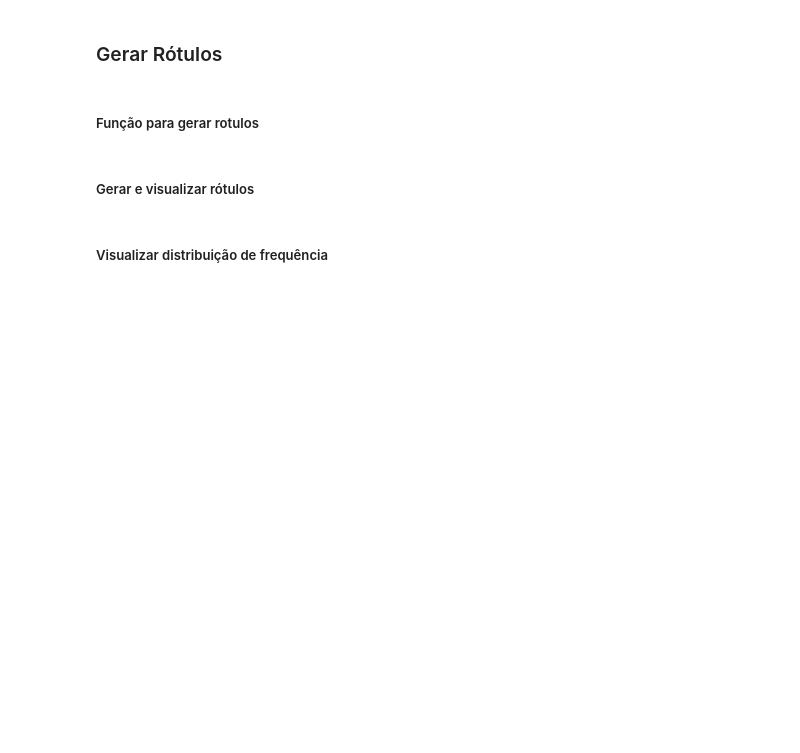
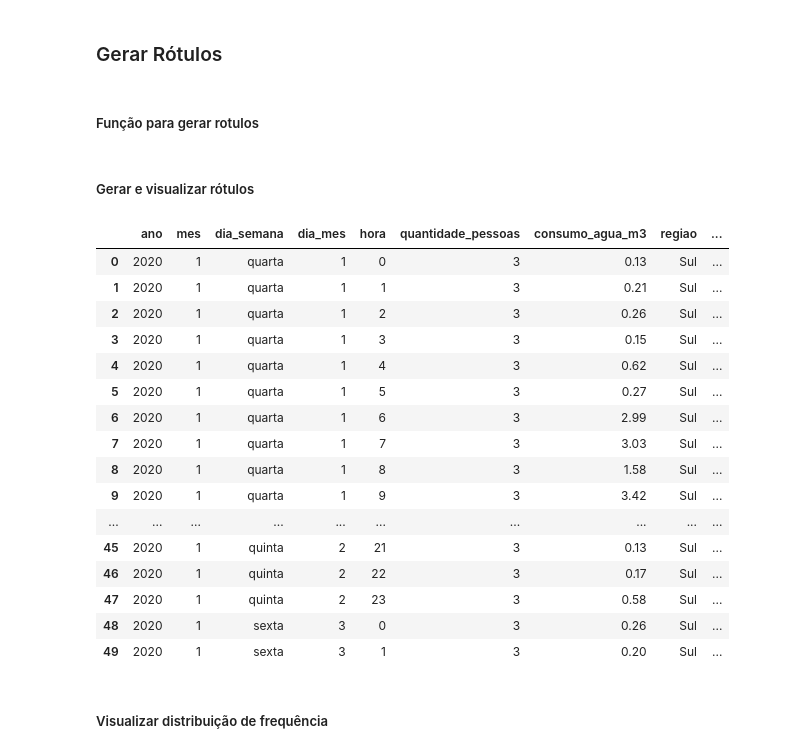
Before and after one commit to matheusssilva991/hackathon-cepedi, a Jupyter notebook: src/gerar_dados.ipynb, the cells around one changed output. Drawn from its saved outputs; the diff is of its cells as text; code cells hidden in the pictures; blank space fills up the shorter version.

Commit message:
fix: ajuste no consumo da função gerar dados consumo de agua feat: add função para gerar consumo de água por hora
Co-authored-by: igorssant <igorssant@hotmail.com>

```diff
--- a/src/gerar_dados.ipynb
+++ b/src/gerar_dados.ipynb
@@ -109,5 +169,11 @@ def gerar_consumo(**kargs) -> pd.DataFrame:
 ### Gerar dados
 # %%
 # Dados completos com 35040 linhas
-dados = gerar_consumo(num_linhas=35040, data_inicial=datetime(2020, 1, 1), quantidade_de_pessoas=3)
+dados = gerar_dados_consumo(
+    num_linhas=35040,
+    data_inicial=datetime(2020, 1, 1),
+    quantidade_de_pessoas=3,
+    regiao="Sul",
+)
+
 dados.head()
@@ -180,14 +262,14 @@ def pegar_dados_com_rotulo_consumo(
             # Se gerar_outliers for verdadeiro, gera outliers aleatórios
             if gerar_outliers:
                 np.random.seed(datetime.now().microsecond)
-                random_number = np.random.randint(1, 3)
+                random_number = np.random.randint(1, 6)
 
-                if random_number == 1:
+                if random_number == 3:
                     rotulos.append("Alto")
                     novo_consumo = round(
                         np.random.uniform(
                             limite_superior_consumo * 1.5,
-                            limite_superior_consumo * 2.5,
+                            limite_superior_consumo * 2,
                         ),
                         2,
                     )
@@ -204,7 +286,25 @@ def pegar_dados_com_rotulo_consumo(
 ##### Gerar e visualizar rótulos
 # %%
 dados_com_rotulo = pegar_dados_com_rotulo_consumo(dados, gerar_outliers=True)
-dados_com_rotulo.head()
+dados_com_rotulo.head(50)
+# %% [output]
+|  | ano | mes | dia_semana | dia_mes | hora | quantidade_pessoas | consumo_agua_m3 | regiao | ... |
+| 0 | 2020 | 1 | quarta | 1 | 0 | 3 | 0.13 | Sul | ... |
+| 1 | 2020 | 1 | quarta | 1 | 1 | 3 | 0.21 | Sul | ... |
+| 2 | 2020 | 1 | quarta | 1 | 2 | 3 | 0.26 | Sul | ... |
+| 3 | 2020 | 1 | quarta | 1 | 3 | 3 | 0.15 | Sul | ... |
+| 4 | 2020 | 1 | quarta | 1 | 4 | 3 | 0.62 | Sul | ... |
+| 5 | 2020 | 1 | quarta | 1 | 5 | 3 | 0.27 | Sul | ... |
+| 6 | 2020 | 1 | quarta | 1 | 6 | 3 | 2.99 | Sul | ... |
+| 7 | 2020 | 1 | quarta | 1 | 7 | 3 | 3.03 | Sul | ... |
+| 8 | 2020 | 1 | quarta | 1 | 8 | 3 | 1.58 | Sul | ... |
+| 9 | 2020 | 1 | quarta | 1 | 9 | 3 | 3.42 | Sul | ... |
+| ... | ... | ... | ... | ... | ... | ... | ... | ... | ... |
+| 45 | 2020 | 1 | quinta | 2 | 21 | 3 | 0.13 | Sul | ... |
+| 46 | 2020 | 1 | quinta | 2 | 22 | 3 | 0.17 | Sul | ... |
+| 47 | 2020 | 1 | quinta | 2 | 23 | 3 | 0.58 | Sul | ... |
+| 48 | 2020 | 1 | sexta | 3 | 0 | 3 | 0.26 | Sul | ... |
+| 49 | 2020 | 1 | sexta | 3 | 1 | 3 | 0.20 | Sul | ... |
 # %% [markdown]
 ##### Visualizar distribuição de frequência
 # %%
```
Also changed, not shown: parts of 9 cells of this notebook, 4 other files.
